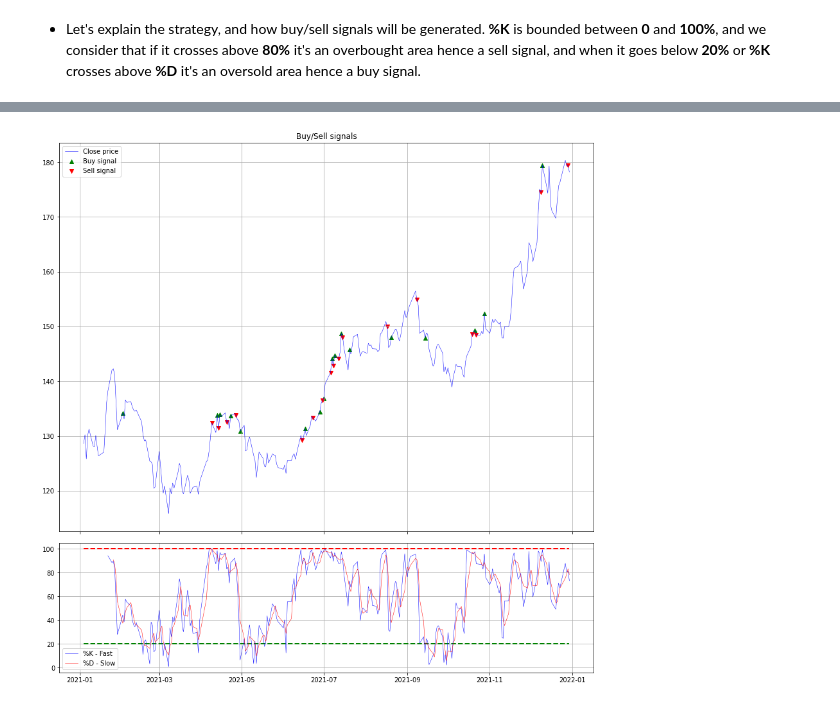
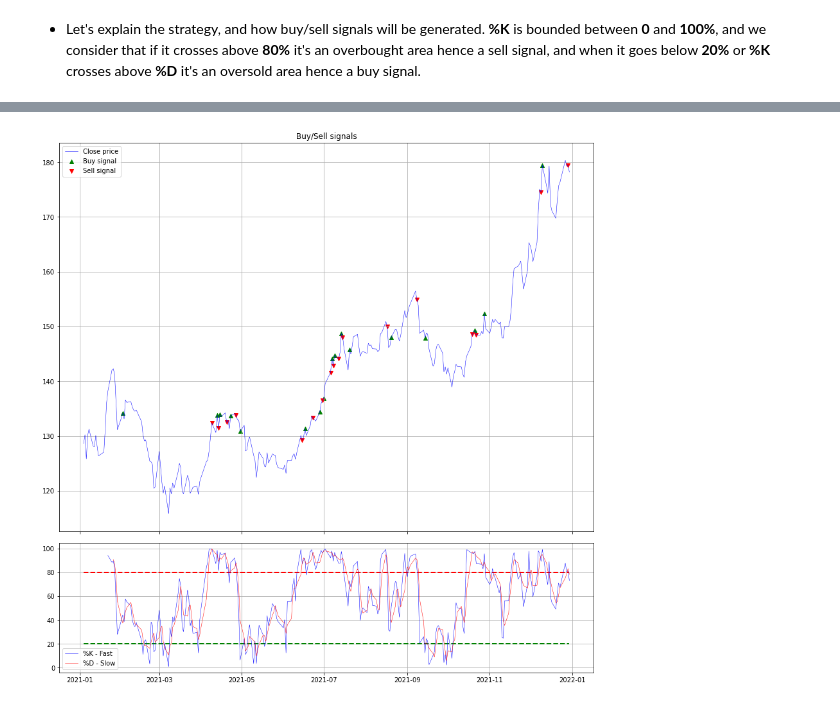
Before and after one commit to aahouzi/Stock-price-forecasting, a Jupyter notebook: notebooks/quantitative_trading_strategies.ipynb, the cells around one changed output, grey strips where cells are left out. Drawn from its saved outputs; the diff is of its cells as text; code cells hidden in the pictures.

```diff
--- a/notebooks/quantitative_trading_strategies.ipynb
+++ b/notebooks/quantitative_trading_strategies.ipynb
@@ -531,18 +531,18 @@ df_apple.head()
 # %%
 fig, ax = plt.subplots(2, 1, figsize=(12, 12), gridspec_kw={'height_ratios': [3, 1]}, sharex=True, constrained_layout=True)
 ax[0].plot(df_apple['Close'] , label='Close price', linewidth=0.5, color='blue')
 ax[0].scatter(df_apple.index , df_apple['so_buy_signals'], label='Buy signal', marker='^', color='green')
 ax[0].scatter(df_apple.index , df_apple['so_sell_signals'] , label='Sell signal' , marker='v', color='red')
 ax[0].set_title("Buy/Sell signals")
 ax[0].legend(loc='best')
 ax[0].grid()
 
 ax[1].plot(df_apple['k_percentage'], label='%K - Fast', linewidth=0.5, color='blue')
 ax[1].plot(df_apple['d_percentage'], label='%D - Slow', linewidth=0.5, color='red')
 ax[1].hlines(y=20, xmin=df_apple.index.min(), xmax=df_apple.index.max(), colors='green', linestyles='--', lw=2)
-ax[1].hlines(y=100, xmin=df_apple.index.min(), xmax=df_apple.index.max(), colors='red', linestyles='--', lw=2)
+ax[1].hlines(y=80, xmin=df_apple.index.min(), xmax=df_apple.index.max(), colors='red', linestyles='--', lw=2)
 ax[1].legend(loc='best')
 ax[1].grid()
 plt.show()
 # %% [output]
-[figure, old version]
+[figure, new version]
```
